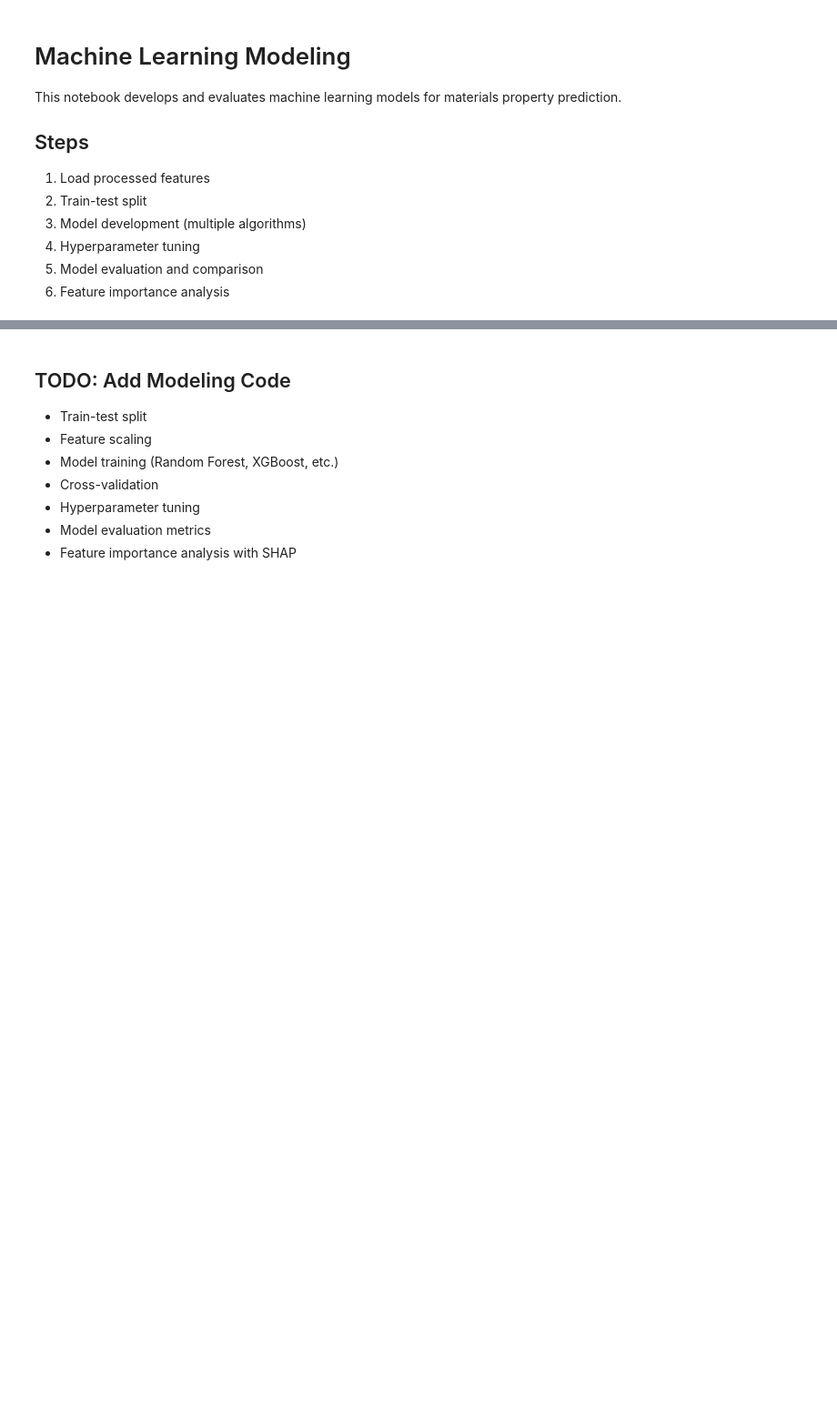
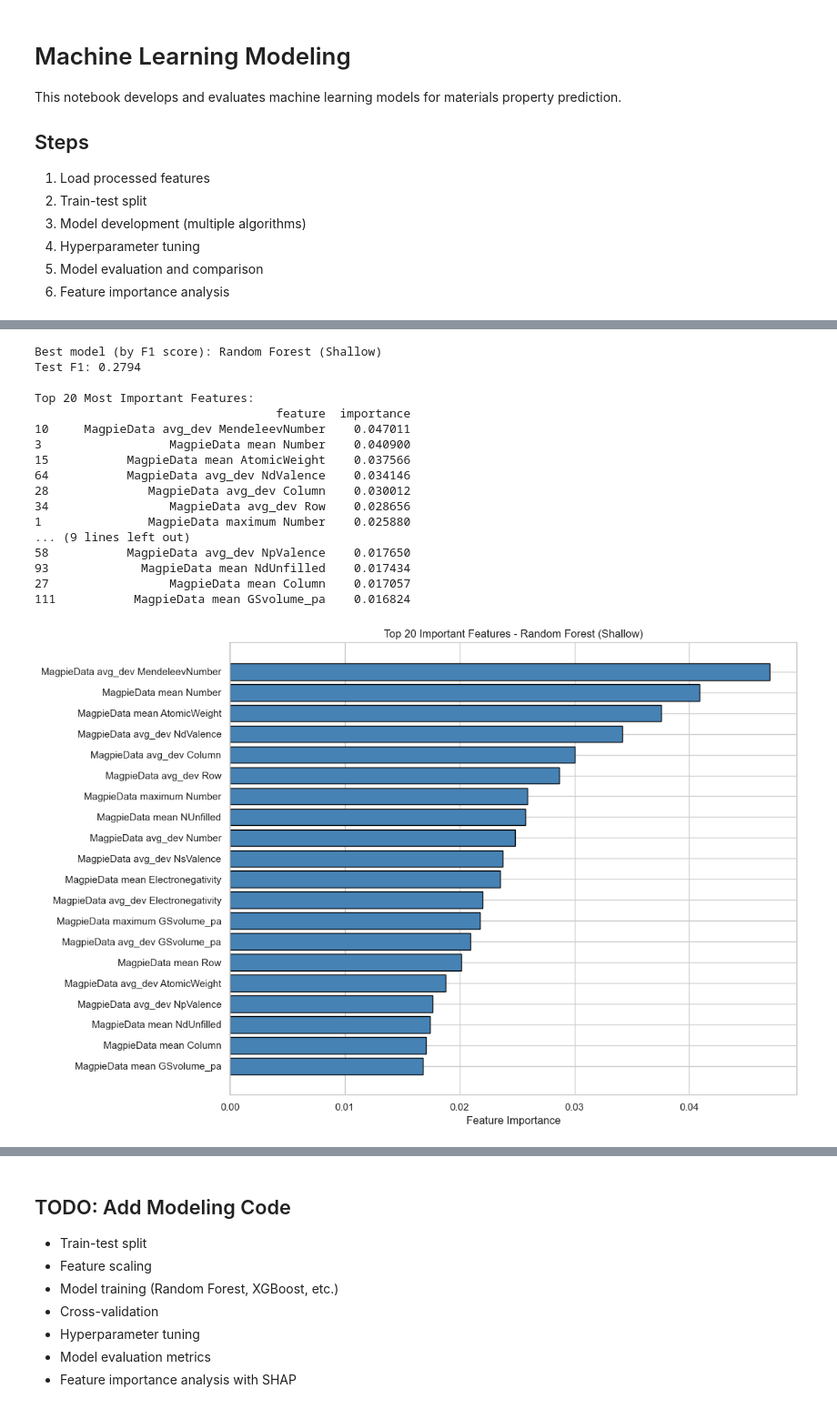
Before and after one commit to benbenmerk-stack/Merkin_FinalProject, a Jupyter notebook: notebooks/03_modeling.ipynb, the cells around one changed output, grey strips where cells are left out. Shown at 91% size. Cells and saved outputs as stored; diff of their text form; code cells hidden in the pictures; blank space fills up the shorter version.

```diff
--- a/notebooks/03_modeling.ipynb
+++ b/notebooks/03_modeling.ipynb
@@ -43,0 +318,72 @@ FIGURES_DIR.mkdir(exist_ok=True)
+# %%
+# Find best model by F1 score
+best_model_name = max(results, key=lambda m: results[m]['test_f1'].mean())
+print(f"Best model (by F1 score): {best_model_name}")
+print(f"Test F1: {results[best_model_name]['test_f1'].mean():.4f}")
+
+# Train final model to get feature importances
+if 'Forest' in best_model_name or 'Gradient' in best_model_name:
+    best_model = models[best_model_name]
+    best_model.fit(X_scaled, y_stable)
+
+    feature_importance = pd.DataFrame({
+        'feature': feature_cols,
+        'importance': best_model.feature_importances_
+    }).sort_values('importance', ascending=False)
+
+    print("\nTop 20 Most Important Features:")
+    print(feature_importance.head(20))
+
+    # Plot
+    plt.figure(figsize=(12, 8))
+    top_features = feature_importance.head(20)
+    plt.barh(range(len(top_features)), top_features['importance'], color='steelblue', edgecolor='black')
+    plt.yticks(range(len(top_features)), top_features['feature'])
+    plt.xlabel('Feature Importance')
+    plt.title(f'Top 20 Important Features - {best_model_name}')
+    plt.gca().invert_yaxis()
+    plt.tight_layout()
+    plt.show()
+elif 'Logistic' in best_model_name:
+    best_model = models[best_model_name]
+    best_model.fit(X_scaled, y_stable)
+
+    feature_importance = pd.DataFrame({
+        'feature': feature_cols,
+        'coefficient': best_model.coef_[0],
+        'abs_coefficient': np.abs(best_model.coef_[0])
+    }).sort_values('abs_coefficient', ascending=False)
+
+    print("\nTop 20 Most Important Features (by coefficient):")
+    print(feature_importance[['feature', 'coefficient']].head(20))
+
+    # Plot
+    plt.figure(figsize=(12, 8))
+    top_features = feature_importance.head(20)
+    colors = ['green' if x > 0 else 'red' for x in top_features['coefficient']]
+    plt.barh(range(len(top_features)), top_features['coefficient'], color=colors, edgecolor='black')
+    plt.yticks(range(len(top_features)), top_features['feature'])
+    plt.xlabel('Coefficient (Feature Importance)')
+    plt.title(f'Top 20 Important Features - {best_model_name}')
+    plt.gca().invert_yaxis()
+    plt.tight_layout()
+    plt.show()
+# %% [output]
+Best model (by F1 score): Random Forest (Shallow)
+Test F1: 0.2794
+
+Top 20 Most Important Features:
+                                  feature  importance
+10     MagpieData avg_dev MendeleevNumber    0.047011
+3                  MagpieData mean Number    0.040900
+15           MagpieData mean AtomicWeight    0.037566
+64           MagpieData avg_dev NdValence    0.034146
+28              MagpieData avg_dev Column    0.030012
+34                 MagpieData avg_dev Row    0.028656
+1               MagpieData maximum Number    0.025880
+... (9 lines left out)
+58           MagpieData avg_dev NpValence    0.017650
+93             MagpieData mean NdUnfilled    0.017434
+27                 MagpieData mean Column    0.017057
+111           MagpieData mean GSvolume_pa    0.016824
+[figure, added]
```
Also changed, not shown: parts of 11 cells of this notebook, 11 other files.
